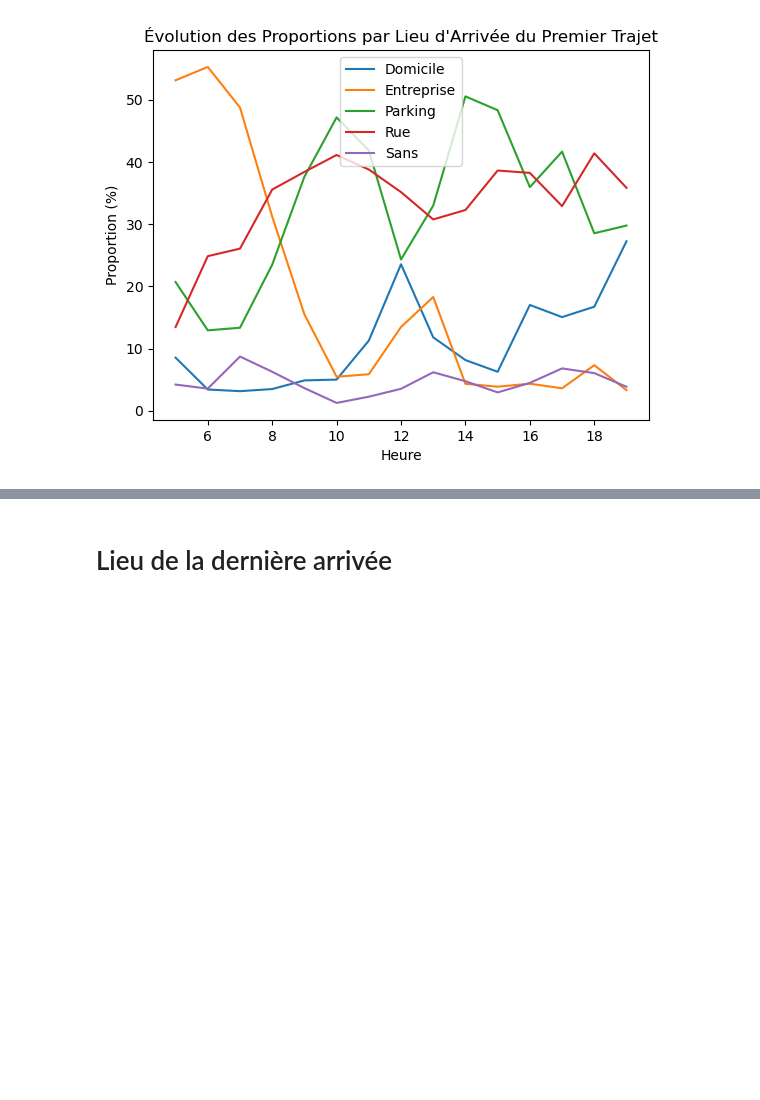
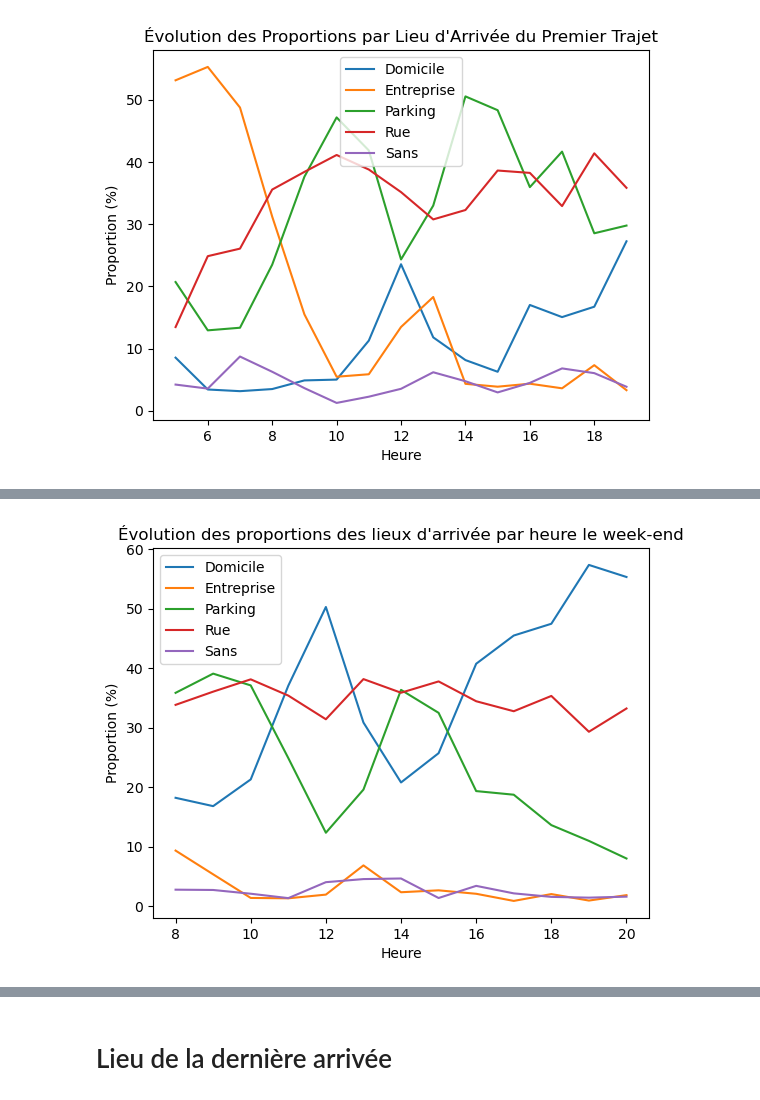
Before and after one commit to kilianguillon/Projet_statapp, a Jupyter notebook: script_main.ipynb, the cells around one changed output, grey strips where cells are left out. Drawn from its saved outputs; the diff is of its cells as text; code cells hidden in the pictures; blank space fills up the shorter version.

```diff
--- a/script_main.ipynb
+++ b/script_main.ipynb
@@ -258,0 +253,41 @@ plt.show()
+# %%
+#création d'une variable weekend (si les diffs entre samedi et dimanche sont faibles)
+EMP.loc[:, "WE"] = 0
+EMP.loc[EMP["TYPE_jour"].isin(["samedi", "dimanche"]), "WE"] = 1
+
+for h in range(0,24):
+    EMP.loc[(EMP["HEURE_ARRIVEE"].replace(',', '.', regex=True).astype(float) >= h) & (EMP["HEURE_ARRIVEE"].replace(',', '.', regex=True).astype(float) <= h+1), "H_ARR"]=int(h)
+
+results=[] #tableau des occurences pondérées heure par heure pour un graphique
+datax=EMP[EMP["WE"]==1]
+for h in range(0,24) :
+    data = count_occ_pond(datax[datax["H_ARR"]==h], "Lieu_Arrivee", "POND_JOUR", 10)
+    data["Heure"]=float(h)
+    results.append(data)
+
+results=pd.concat(results, ignore_index=True)
+#On crée une fonction retirant les heures n'ayant pas assez d'occurences (étant donné qu'on affiche dans le graphique des proportions)
+def limiter(df, nom_var, precision=1000):
+
+    limiter=df[nom_var].sum()/precision #si une heure a moins de limiter occurences pond, alors on l'omet
+
+    H_occ_pond=pd.DataFrame(df.groupby("Heure")[nom_var].sum())
+    H_occ_pond = H_occ_pond.rename(columns={nom_var: "Occ_H"}) #on rajoute Occ_H, le nombre d'occurences pond par h
+
+    results = pd.merge(df, H_occ_pond, on='Heure', how='left')
+    results = results[results["Occ_H"] >= limiter]
+    return results
+
+results=limiter(results, "Occurences pondérées",50)
+
+fig, ax = plt.subplots()
+for key, group in results.groupby("Lieu_Arrivee"):
+    ax.plot(group["Heure"], group["Proportion"], label=key)
+
+ax.set_xlabel("Heure")
+ax.set_ylabel("Proportion (%)")
+ax.set_title("Évolution des proportions des lieux d'arrivée par heure le week-end")
+ax.legend()
+plt.show()
+# %% [output]
+[figure, added]
```
Also changed, not shown: parts of 21 cells of this notebook.
